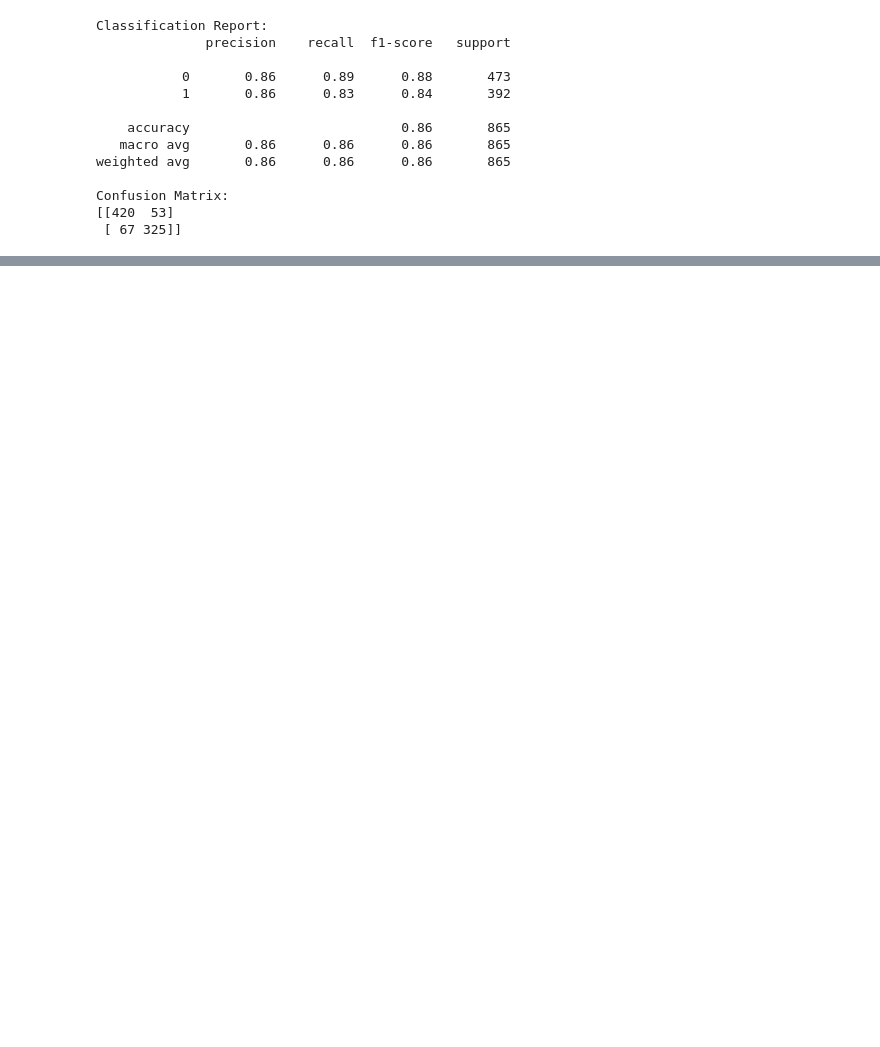
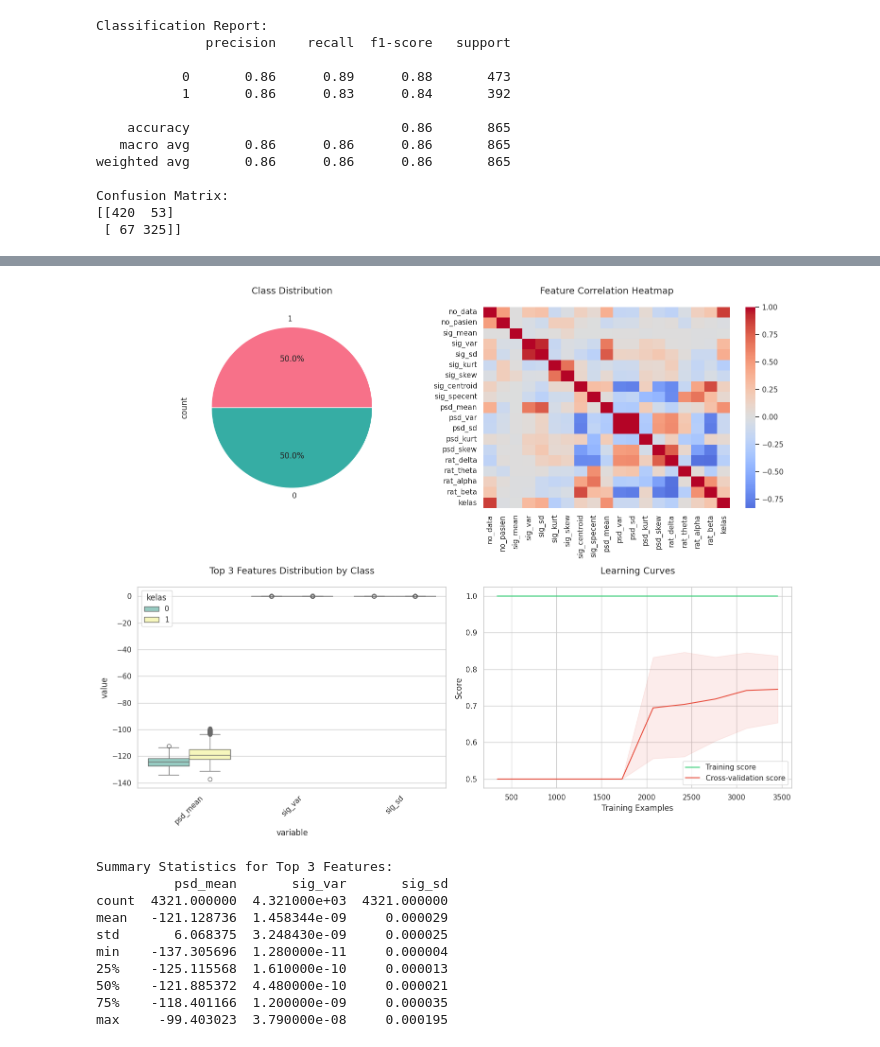
Before and after one commit to kbeerensson/BME3053C-Final-Project-Group-8, a Jupyter notebook: Seizure_Analysis.ipynb, the cells around one changed output, grey strips where cells are left out. Saved outputs shown, nothing was run; the diff lists cells and outputs as text; code cells hidden in the pictures; blank space fills up the shorter version.

```diff
--- a/Seizure_Analysis.ipynb
+++ b/Seizure_Analysis.ipynb
@@ -50,0 +113,76 @@ Confusion Matrix:
+# %%
+# Import required libraries
+import matplotlib.pyplot as plt
+import seaborn as sns
+import numpy as np
+
+# Set the style and color palette
+sns.set_theme(style="whitegrid")
+plt.rcParams['figure.figsize'] = (15, 12)
+plt.rcParams['axes.labelsize'] = 12
+plt.rcParams['axes.titlesize'] = 14
+
+# Create a figure with multiple subplots
+fig = plt.figure(figsize=(15, 12))
+
+# 1. Class Distribution Pie Chart
+plt.subplot(2, 2, 1)
+colors = sns.color_palette("husl", n_colors=len(y.unique()))
+y.value_counts().plot(kind='pie', autopct='%1.1f%%', colors=colors)
+plt.title('Class Distribution', pad=20)
+
+# 2. Feature Correlation Heatmap
+plt.subplot(2, 2, 2)
+correlation_matrix = df.corr()
+sns.heatmap(correlation_matrix, cmap='coolwarm', center=0, annot=False)
+plt.title('Feature Correlation Heatmap', pad=20)
+
+# 3. Feature Distributions by Class
+plt.subplot(2, 2, 3)
+top_features = feature_importance.head(3)['feature'].values
+melted_data = pd.melt(df, id_vars=['kelas'], value_vars=top_features)
+sns.boxplot(x='variable', y='value', hue='kelas', data=melted_data, palette='Set3')
+plt.title('Top 3 Features Distribution by Class', pad=20)
+plt.xticks(rotation=45)
+
+# 4. Learning Curves
+plt.subplot(2, 2, 4)
+from sklearn.model_selection import learning_curve
+
+train_sizes, train_scores, test_scores = learning_curve(
+    model, X_scaled, y, cv=5, n_jobs=-1,
+    train_sizes=np.linspace(0.1, 1.0, 10))
+
+train_mean = np.mean(train_scores, axis=1)
+train_std = np.std(train_scores, axis=1)
+test_mean = np.mean(test_scores, axis=1)
+test_std = np.std(test_scores, axis=1)
+
+plt.plot(train_sizes, train_mean, label='Training score', color='#2ecc71')
+plt.plot(train_sizes, test_mean, label='Cross-validation score', color='#e74c3c')
+plt.fill_between(train_sizes, train_mean - train_std, train_mean + train_std, alpha=0.1, color='#2ecc71')
+plt.fill_between(train_sizes, test_mean - test_std, test_mean + test_std, alpha=0.1, color='#e74c3c')
+plt.xlabel('Training Examples')
+plt.ylabel('Score')
+plt.title('Learning Curves', pad=20)
+plt.legend(loc='best')
+
+# Adjust layout and display
+plt.tight_layout()
+plt.show()
+
+# Print summary statistics
+print("\nSummary Statistics for Top 3 Features:")
+print(df[top_features].describe())
+# %% [output]
+[figure, added]
+Summary Statistics for Top 3 Features:
+          psd_mean       sig_var       sig_sd
+count  4321.000000  4.321000e+03  4321.000000
+mean   -121.128736  1.458344e-09     0.000029
+std       6.068375  3.248430e-09     0.000025
+min    -137.305696  1.280000e-11     0.000004
+25%    -125.115568  1.610000e-10     0.000013
+50%    -121.885372  4.480000e-10     0.000021
+75%    -118.401166  1.200000e-09     0.000035
+max     -99.403023  3.790000e-08     0.000195
```
Also changed, not shown: parts of 2 cells of this notebook.
